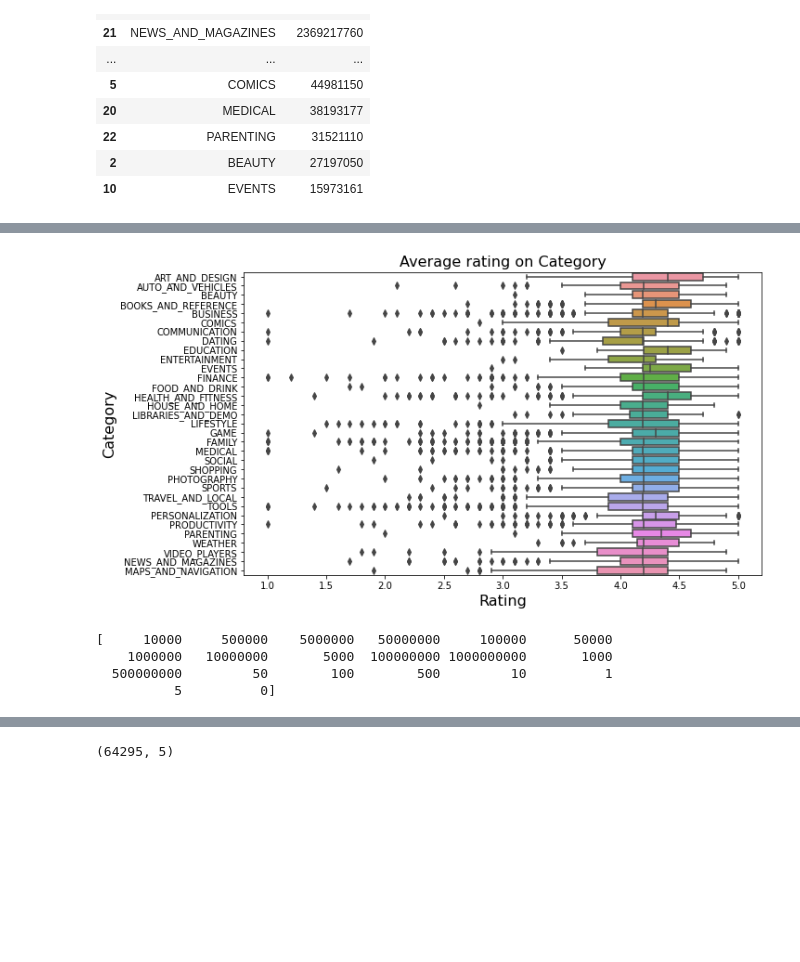
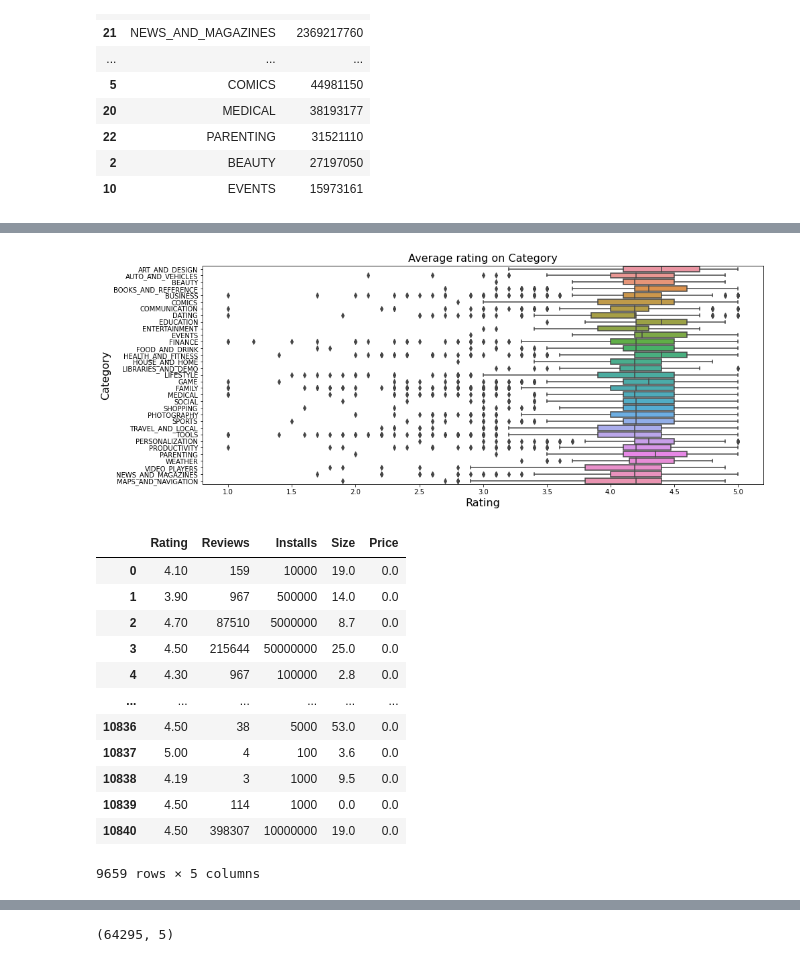
Before and after one commit to Navjotkhatri/EDA-Play-Store-App-Review-Analysis, a Jupyter notebook: EDA_Play_Store_App_Review_Analysis_Capstone_Project.ipynb, the cells around one changed output, grey strips where cells are left out. Cells and saved outputs as stored; diff of their text form; code cells hidden in the pictures; blank space fills up the shorter version.

```diff
--- a/EDA_Play_Store_App_Review_Analysis_Capstone_Project.ipynb
+++ b/EDA_Play_Store_App_Review_Analysis_Capstone_Project.ipynb
@@ -124,0 +152,6 @@ play_store_df = play_store_df.astype({"Installs": int})
+# %%
+play_store_df['Size'] = play_store_df['Size'].str.replace('M','')
+play_store_df['Size'] = play_store_df['Size'].str.replace('K','')
+play_store_df['Size'] = play_store_df['Size'].str.replace('k','')
+play_store_df['Size'] = play_store_df['Size'].str.replace('Varies with device','0')
+play_store_df = play_store_df.astype({"Size": float})
@@ -438,4 +486,4 @@ right_df.head(1)
 # %%
-df1 =right_df[["App","Category","Rating","Reviews","Installs","Price","Type","Genres","Content Rating"]]
+df1 =right_df[["App","Category","Rating","Reviews","Installs","Price","Type","Genres","Content Rating","Size"]]
 df1
 # %% [output]
@@ -455,16 +503,26 @@ df1
 # %%
-plt.figure(figsize=(10,6))
+plt.figure(figsize=(15,6))
 plt.title("Average rating on Category",fontsize=16)
 sns.boxplot(y="Category",x ='Rating',data =df1)
 plt.xlabel("Rating",fontsize=16)
 plt.ylabel("Category",fontsize=16)
 plt.show()
 # %% [output]
-[figure, old version]
+[figure, new version]
-# %%
-print(np.array(list(df1["Installs"].unique())))
-# %% [output]
-[     10000     500000    5000000   50000000     100000      50000
-    1000000   10000000       5000  100000000 1000000000       1000
-  500000000         50        100        500         10          1
-          5          0]
+# %%
+df2=df1[["Rating","Reviews","Installs","Size","Price"]]
+df2
+# %% [output]
+|  | Rating | Reviews | Installs | Size | Price |
+| 0 | 4.10 | 159 | 10000 | 19.0 | 0.0 |
+| 1 | 3.90 | 967 | 500000 | 14.0 | 0.0 |
+| 2 | 4.70 | 87510 | 5000000 | 8.7 | 0.0 |
+| 3 | 4.50 | 215644 | 50000000 | 25.0 | 0.0 |
+| 4 | 4.30 | 967 | 100000 | 2.8 | 0.0 |
+| ... | ... | ... | ... | ... | ... |
+| 10836 | 4.50 | 38 | 5000 | 53.0 | 0.0 |
+| 10837 | 5.00 | 4 | 100 | 3.6 | 0.0 |
+| 10838 | 4.19 | 3 | 1000 | 9.5 | 0.0 |
+| 10839 | 4.50 | 114 | 1000 | 0.0 | 0.0 |
+| 10840 | 4.50 | 398307 | 10000000 | 19.0 | 0.0 |
+9659 rows × 5 columns
```
Also changed, not shown: parts of 37 cells of this notebook.
